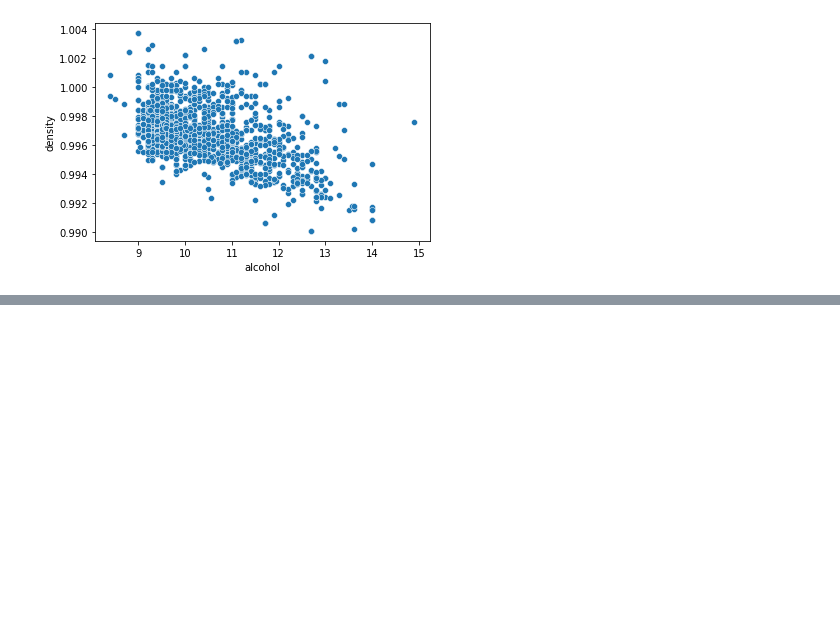
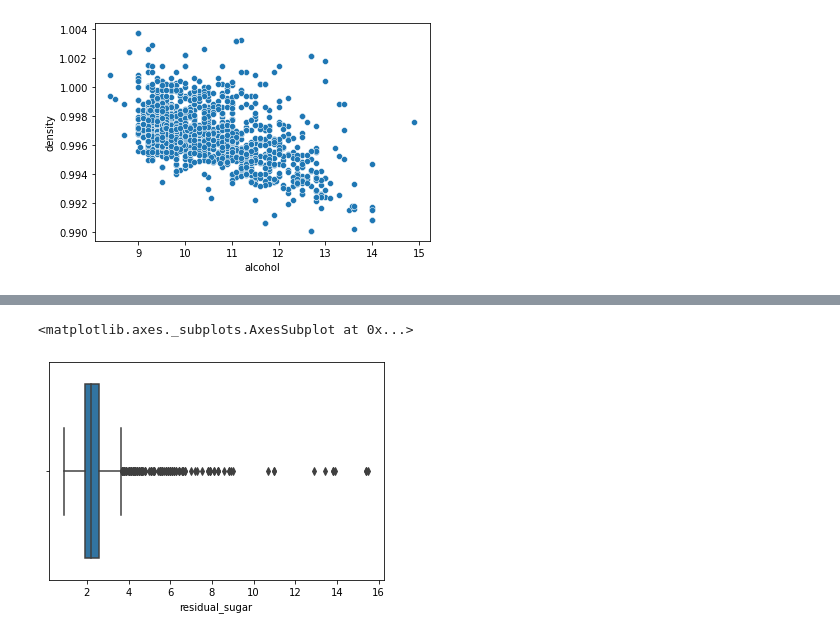
Before and after one commit to AngelicaDC/BEDUpython, a Jupyter notebook: Sesion-04/Reto-01coeficiente_de_pearson.ipynb, the cells around one changed output, grey strips where cells are left out. Drawn from its saved outputs; the diff is of its cells as text; code cells hidden in the pictures; blank space fills up the shorter version.

```diff
--- a/Sesion-04/Reto-01coeficiente_de_pearson.ipynb
+++ b/Sesion-04/Reto-01coeficiente_de_pearson.ipynb
@@ -166,0 +188,5 @@ sns.scatterplot(x=df_vino["alcohol"], y=df_vino["density"])
+# %%
+sns.boxplot(df_vino["residual_sugar"])
+# %% [output]
+<matplotlib.axes._subplots.AxesSubplot at 0x...>
+[figure, added]
```
Also changed, not shown: parts of 9 cells of this notebook.
